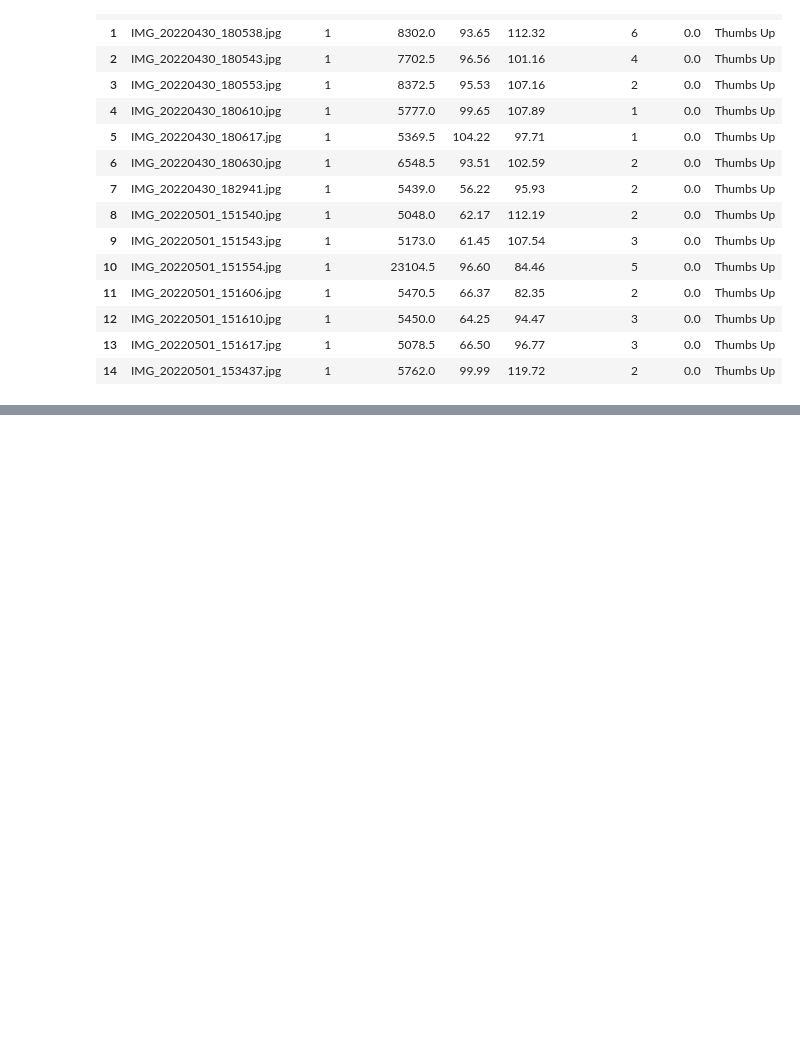
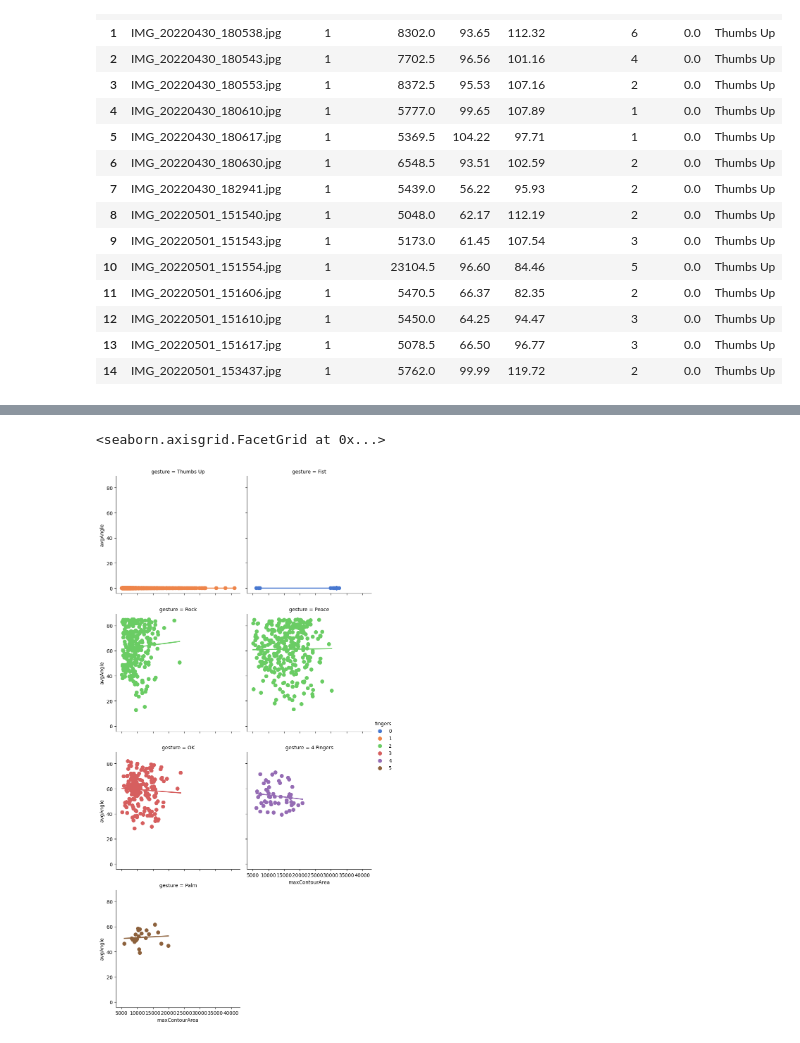
Before and after one commit to ATOM-Arm/java-OpenCV, a Jupyter notebook: src/src/handDetector/reports/002/data_analisys/report002.ipynb, the cells around one changed output, grey strips where cells are left out. Cells and saved outputs as stored; diff of their text form; code cells hidden in the pictures; blank space fills up the shorter version.

```diff
--- a/src/src/handDetector/reports/002/data_analisys/report002.ipynb
+++ b/src/src/handDetector/reports/002/data_analisys/report002.ipynb
@@ -37,0 +37,11 @@ plt.show()
+# %%
+sns.lmplot(
+    data=df, x="maxContourArea", y="avgAngle", col="gesture", hue="fingers",
+    col_wrap=2, palette="muted", ci=None,
+    height=4, scatter_kws={"s": 50, "alpha": 1}
+)
+
+# this plot shows a linear relationship between maxContourArea and centerY for each gesture
+# %% [output]
+<seaborn.axisgrid.FacetGrid at 0x...>
+[figure, added]
```
Also changed, not shown: parts of 8 cells of this notebook, 36 other files.
